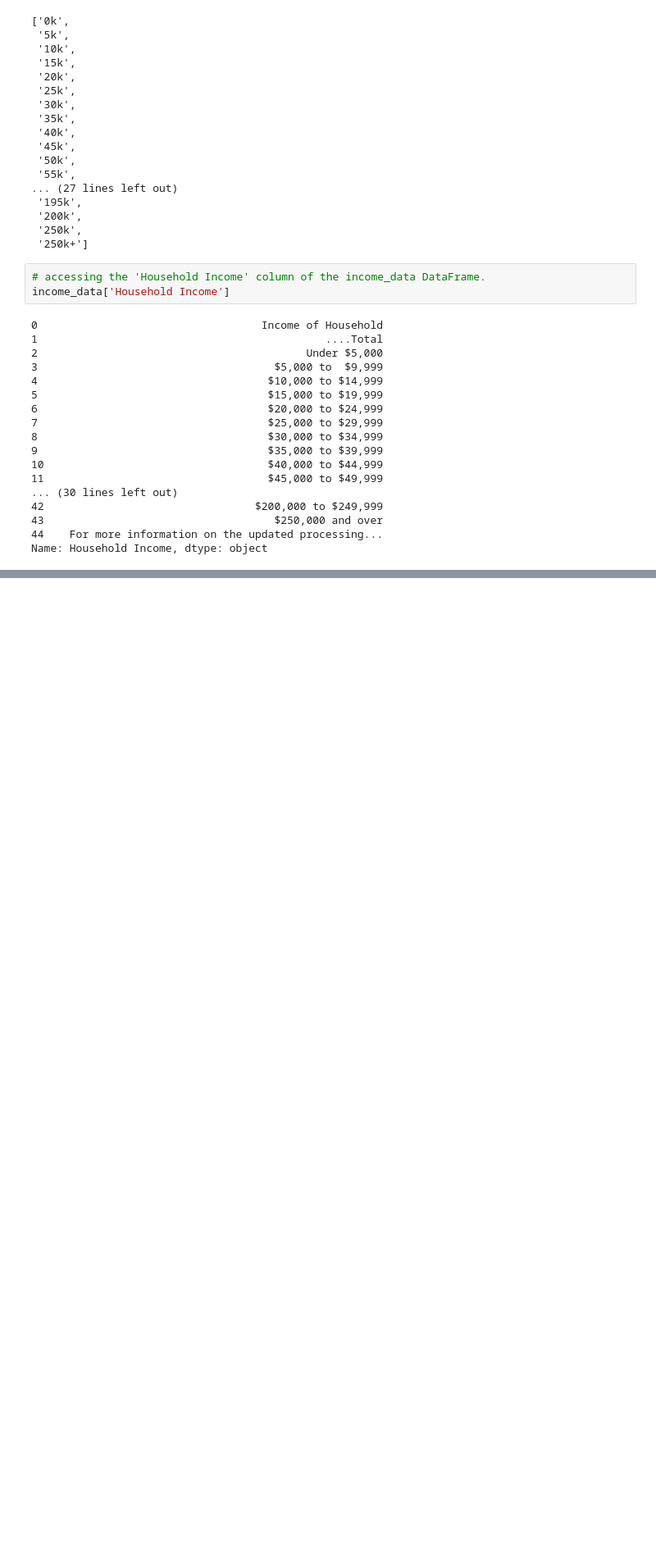
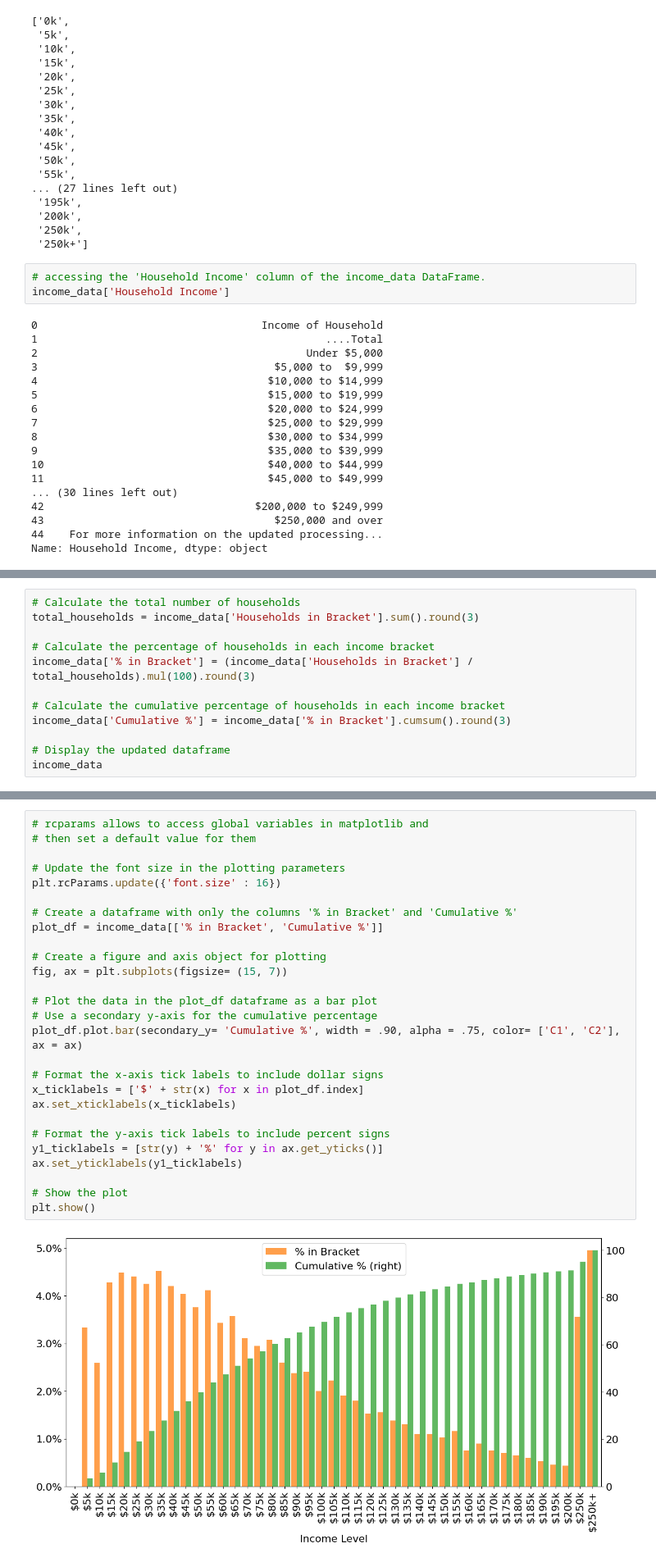
Before and after one commit to Tetteh96/ECON-611-Projects, a Jupyter notebook: Ch3/project4 - Ch3.ipynb, the cells around one changed output, grey strips where cells are left out. Shown at 82% size. Drawn from its saved outputs; the diff is of its cells as text; blank space fills up the shorter version.

```diff
--- a/Ch3/project4 - Ch3.ipynb
+++ b/Ch3/project4 - Ch3.ipynb
@@ -735,0 +797,12 @@ new_index = ['$' + str(x) for x in plot_df.index]
+# %%
+# Calculate the total number of households
+total_households = income_data['Households in Bracket'].sum().round(3)
+
+# Calculate the percentage of households in each income bracket
+income_data['% in Bracket'] = (income_data['Households in Bracket'] / total_households).mul(100).round(3)
+
+# Calculate the cumulative percentage of households in each income bracket
+income_data['Cumulative %'] = income_data['% in Bracket'].cumsum().round(3)
+
+# Display the updated dataframe
+income_data
@@ -735,0 +828,29 @@ new_index = ['$' + str(x) for x in plot_df.index]
+# %%
+# rcparams allows to access global variables in matplotlib and
+# then set a default value for them
+
+# Update the font size in the plotting parameters
+plt.rcParams.update({'font.size' : 16})
+
+# Create a dataframe with only the columns '% in Bracket' and 'Cumulative %'
+plot_df = income_data[['% in Bracket', 'Cumulative %']]
+
+# Create a figure and axis object for plotting
+fig, ax = plt.subplots(figsize= (15, 7))
+
+# Plot the data in the plot_df dataframe as a bar plot
+# Use a secondary y-axis for the cumulative percentage
+plot_df.plot.bar(secondary_y= 'Cumulative %', width = .90, alpha = .75, color= ['C1', 'C2'], ax = ax)
+
+# Format the x-axis tick labels to include dollar signs
+x_ticklabels = ['$' + str(x) for x in plot_df.index]
+ax.set_xticklabels(x_ticklabels)
+
+# Format the y-axis tick labels to include percent signs
+y1_ticklabels = [str(y) + '%' for y in ax.get_yticks()]
+ax.set_yticklabels(y1_ticklabels)
+
+# Show the plot
+plt.show()
+# %% [output]
+[figure, added]
```
Also changed, not shown: parts of 36 cells of this notebook.
